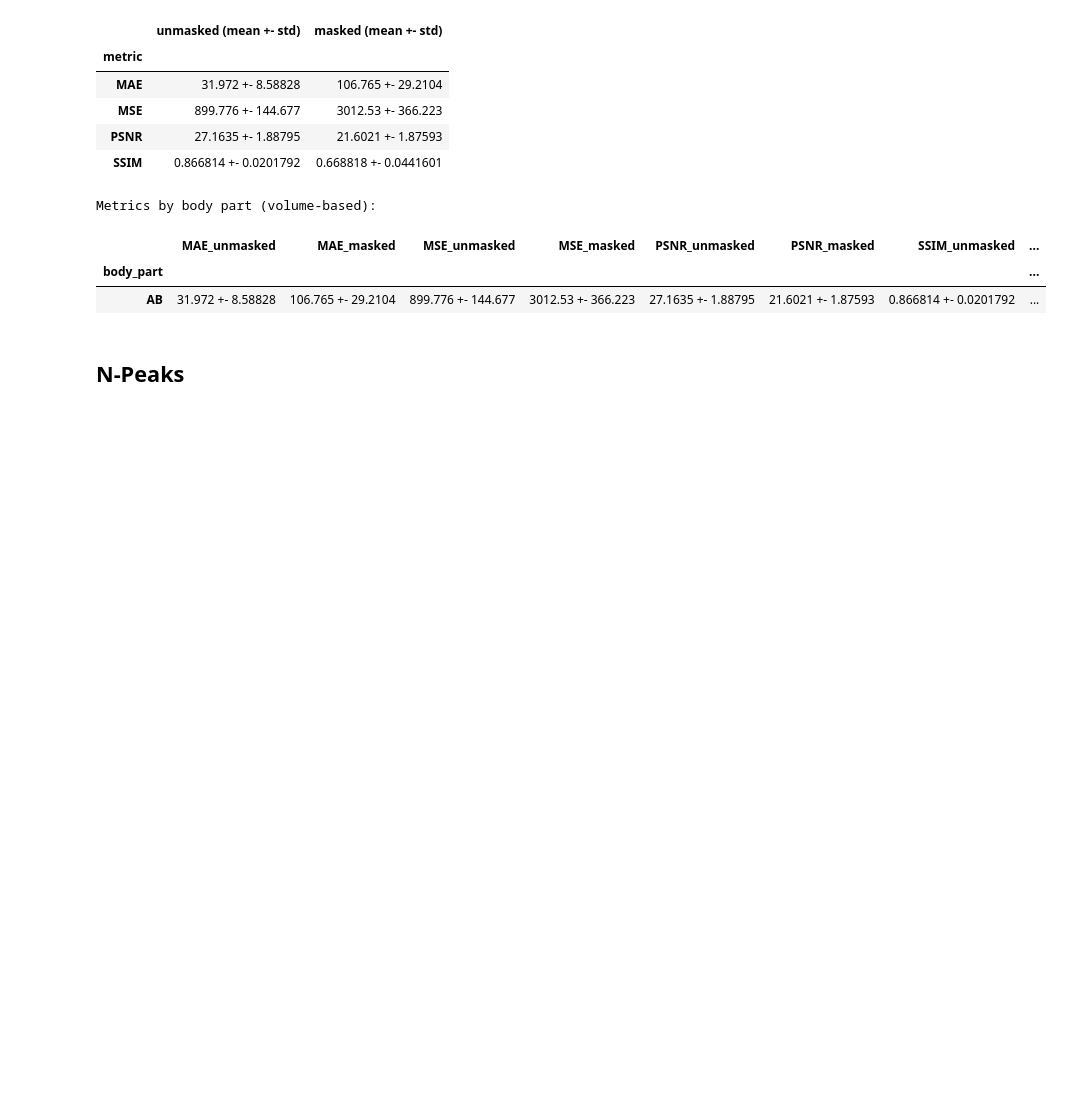
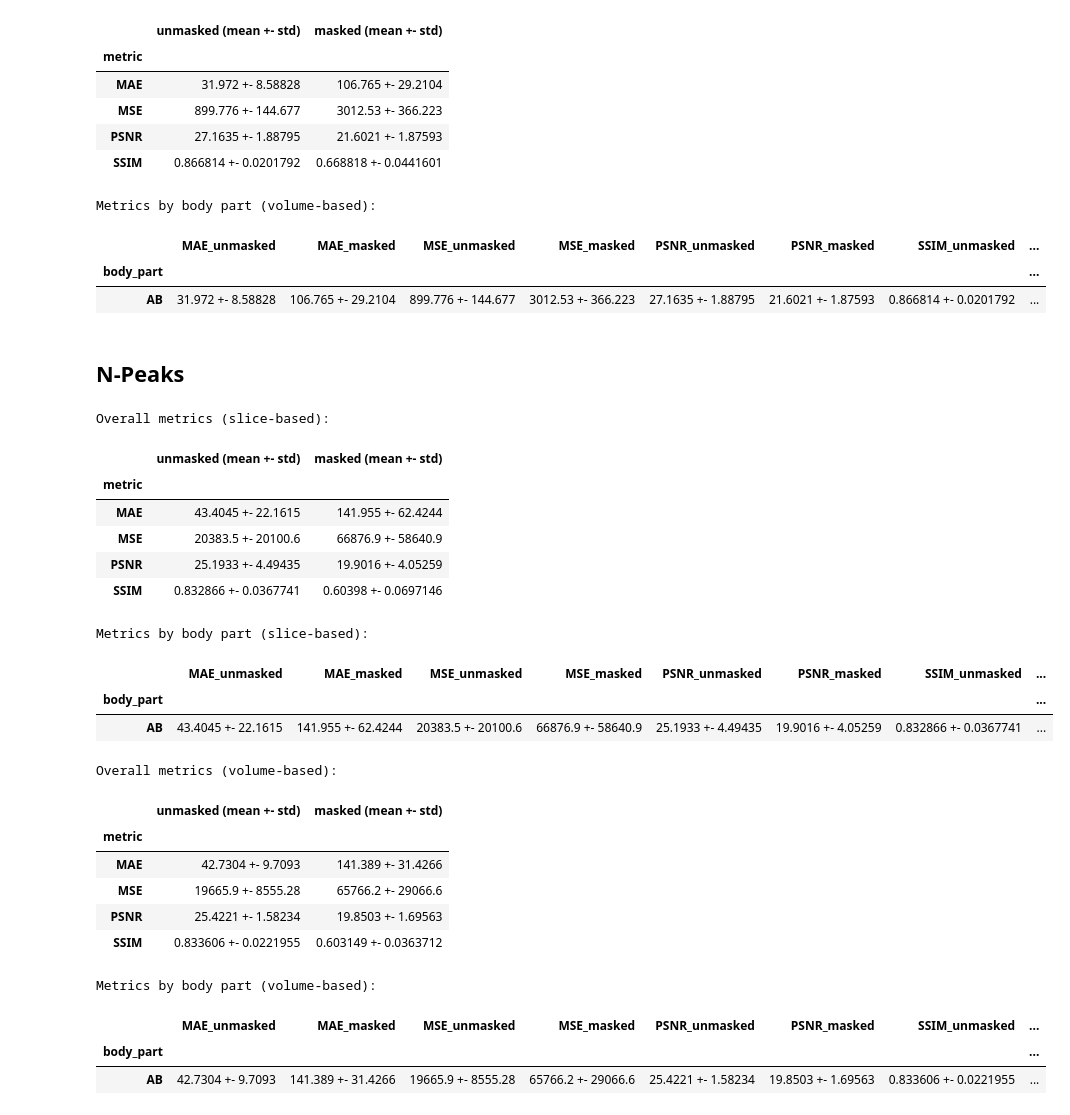
Before and after one commit to NicSchuler/fullbody-sCT, a Jupyter notebook: training/notebooks/read_test_metrics.ipynb, the cells around one changed output. Cells and saved outputs as stored; diff of their text form; code cells hidden in the pictures; blank space fills up the shorter version.

Commit message:
Add nyul test config

```diff
--- a/training/notebooks/read_test_metrics.ipynb
+++ b/training/notebooks/read_test_metrics.ipynb
@@ -1201,8 +1201,31 @@ Metrics by body part (volume-based):
 ## N-Peaks
 # %%
 
-csv_path = Path("/local/scratch/datasets/FullbodySCT/Synthrad_combined_preprocessed/100results/modelName/test_50/test_metrics_over_all.csv")
+csv_path = Path("/local/scratch/datasets/FullbodySCT/Synthrad_combined_preprocessed/100results/2_experiment_cyclegan_abdomen_34normalized_n4_03LIC/test_50/test_metrics_over_all.csv")
 show_metrics_for_csv(csv_path)
+# %% [output]
+Overall metrics (slice-based):
+|  | unmasked (mean +- std) | masked (mean +- std) |
+| metric |  |  |
+| MAE | 43.4045 +- 22.1615 | 141.955 +- 62.4244 |
+| MSE | 20383.5 +- 20100.6 | 66876.9 +- 58640.9 |
+| PSNR | 25.1933 +- 4.49435 | 19.9016 +- 4.05259 |
+| SSIM | 0.832866 +- 0.0367741 | 0.60398 +- 0.0697146 |
+Metrics by body part (slice-based):
+|  | MAE_unmasked | MAE_masked | MSE_unmasked | MSE_masked | PSNR_unmasked | PSNR_masked | SSIM_unmasked | ... |
+| body_part |  |  |  |  |  |  |  | ... |
+| AB | 43.4045 +- 22.1615 | 141.955 +- 62.4244 | 20383.5 +- 20100.6 | 66876.9 +- 58640.9 | 25.1933 +- 4.49435 | 19.9016 +- 4.05259 | 0.832866 +- 0.0367741 | ... |
+Overall metrics (volume-based):
+|  | unmasked (mean +- std) | masked (mean +- std) |
+| metric |  |  |
+| MAE | 42.7304 +- 9.7093 | 141.389 +- 31.4266 |
+| MSE | 19665.9 +- 8555.28 | 65766.2 +- 29066.6 |
+| PSNR | 25.4221 +- 1.58234 | 19.8503 +- 1.69563 |
+| SSIM | 0.833606 +- 0.0221955 | 0.603149 +- 0.0363712 |
+Metrics by body part (volume-based):
+|  | MAE_unmasked | MAE_masked | MSE_unmasked | MSE_masked | PSNR_unmasked | PSNR_masked | SSIM_unmasked | ... |
+| body_part |  |  |  |  |  |  |  | ... |
+| AB | 42.7304 +- 9.7093 | 141.389 +- 31.4266 | 19665.9 +- 8555.28 | 65766.2 +- 29066.6 | 25.4221 +- 1.58234 | 19.8503 +- 1.69563 | 0.833606 +- 0.0221955 | ... |
 # %%
 
 csv_path = Path("/local/scratch/datasets/FullbodySCT/Synthrad_combined_preprocessed/100results/modelName/test_50/test_metrics_over_all.csv")
```
Also changed, not shown: parts of 5 cells of this notebook, 3 other files.
